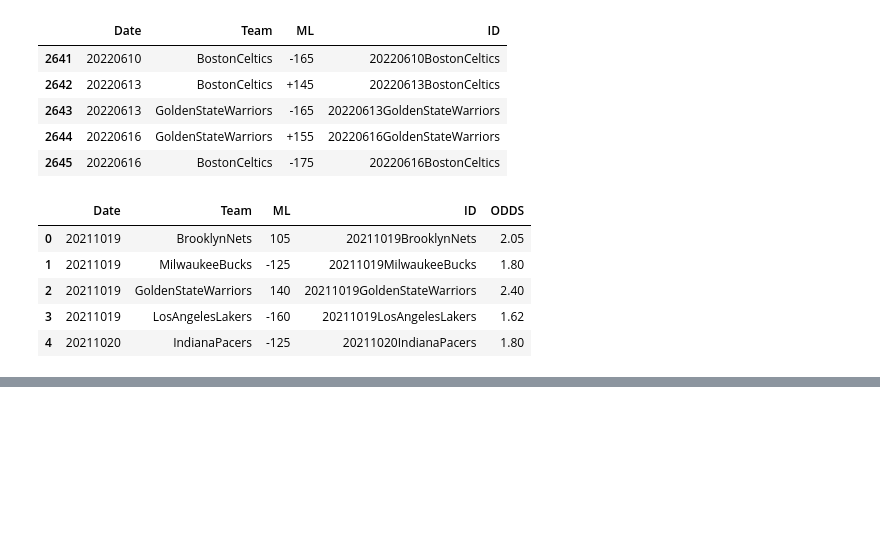
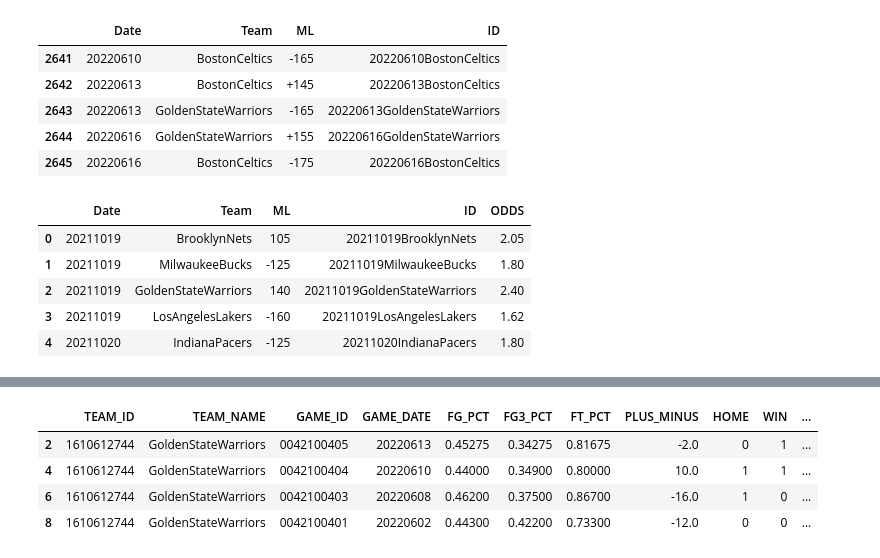
Before and after one commit to cedric16370/Ydays-Sport, a Jupyter notebook: Nettoyage.ipynb, the cells around one changed output, grey strips where cells are left out. Drawn from its saved outputs; the diff is of its cells as text; code cells hidden in the pictures; blank space fills up the shorter version.

Commit message:
mean

```diff
--- a/Nettoyage.ipynb
+++ b/Nettoyage.ipynb
@@ -215,16 +215,19 @@ df_merge.head()
 # %%
-def mean_stat(team_name,data,numberofgame):
-    dataperteam = data.loc[data['TEAM_NAME'] == team_name]
-    sorted_df = dataperteam.sort_values(by='GAME_DATE')
-    max_index = sorted_df.index[0]
-    index = max_index-(numberofgame)
-    previous_rows = sorted_df.iloc[index:max_index]
+def mean_stat(team_name, data, numberofgame):
+    dataperteam = data.loc[data['TEAM_NAME'] == team_name].copy()
+    dataperteam = dataperteam.iloc[1:numberofgame+1]
     columns_to_average = ["FG_PCT", "FG3_PCT", "FT_PCT", "PLUS_MINUS", "EFF"]
-    mean = previous_rows[columns_to_average].mean()
-    dataperteam.at[max_index, columns_to_average] = mean
+    mean = dataperteam[columns_to_average].mean()
+    dataperteam.iloc[0, dataperteam.columns.isin(columns_to_average)] = mean
     return dataperteam
 # %%
-mean_stat("GoldenStateWarriors",df_merge,10)
+mean_stat("GoldenStateWarriors",df_merge,4)
+# %% [output]
+|  | TEAM_ID | TEAM_NAME | GAME_ID | GAME_DATE | FG_PCT | FG3_PCT | FT_PCT | PLUS_MINUS | HOME | WIN | ... |
+| 2 | 1610612744 | GoldenStateWarriors | 0042100405 | 20220613 | 0.45275 | 0.34275 | 0.81675 | -2.0 | 0 | 1 | ... |
+| 4 | 1610612744 | GoldenStateWarriors | 0042100404 | 20220610 | 0.44000 | 0.34900 | 0.80000 | 10.0 | 1 | 1 | ... |
+| 6 | 1610612744 | GoldenStateWarriors | 0042100403 | 20220608 | 0.46200 | 0.37500 | 0.86700 | -16.0 | 1 | 0 | ... |
+| 8 | 1610612744 | GoldenStateWarriors | 0042100401 | 20220602 | 0.44300 | 0.42200 | 0.73300 | -12.0 | 0 | 0 | ... |
 # %%
 # Sauvegarde de notre dataframe
 df_merge.to_csv('preprocessed_data.csv', index = False)
```
Also changed, not shown: parts of 9 cells of this notebook.
